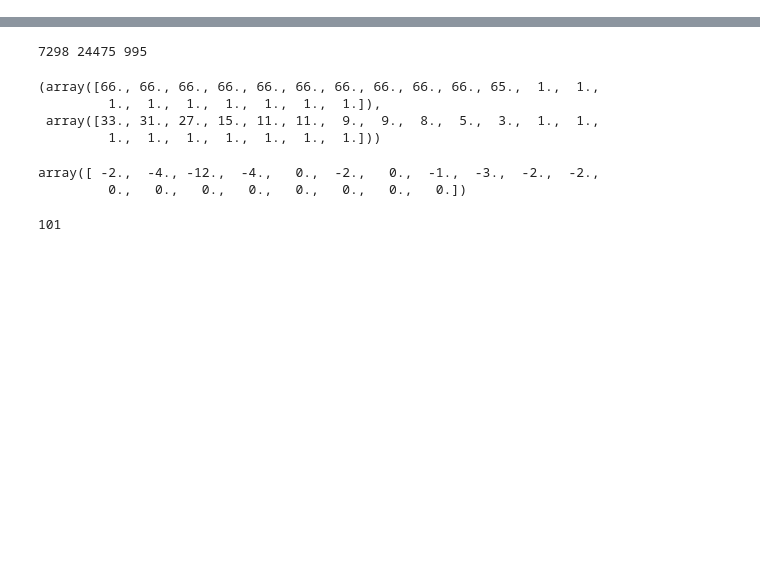
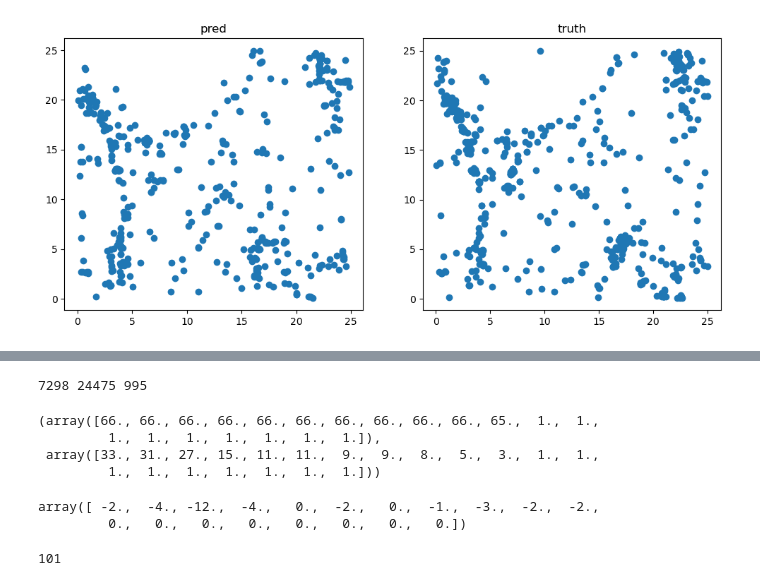
Before and after one commit to shivampcosmo/GOTHAM, a Jupyter notebook: src/test_infer_camels.ipynb, the cells around one changed output, grey strips where cells are left out. Saved outputs shown, nothing was run; the diff lists cells and outputs as text; code cells hidden in the pictures; blank space fills up the shorter version.

```diff
--- a/src/test_infer_camels.ipynb
+++ b/src/test_infer_camels.ipynb
@@ -546,6 +589,20 @@ pl.show()
 # pos_all_concat.shape
 import matplotlib
 %matplotlib inline
+# %%
+# pos_all_truth_concat.shape
+isim_fid = 997
+pl.figure(figsize=(12, 5))
+# add subplot:
+pl.subplot(1, 2, 1)
+pl.scatter(saved_all[isim_fid]['pos_all'][:,0], saved_all[isim_fid]['pos_all'][:,1])
+pl.title('pred')
+pl.subplot(1, 2, 2)
+pl.scatter(saved_all[isim_fid]['pos_all_truth'][:,0], saved_all[isim_fid]['pos_all_truth'][:,1])
+pl.title('truth')
+pl.show()
+# %% [output]
+[figure, added]
 # %%
 # pos_all_truth_concat.shape
 pl.figure()
```
Also changed, not shown: parts of 15 cells of this notebook, 4 other files.
